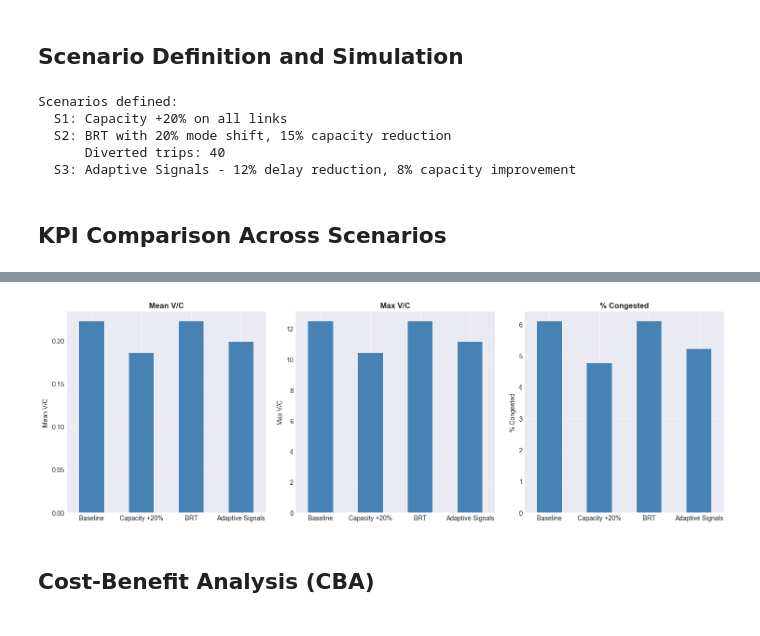
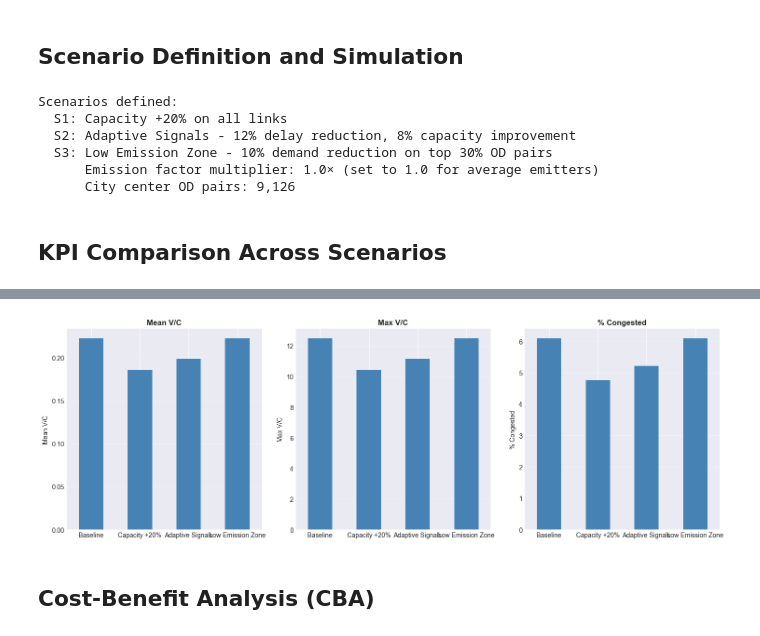
Before and after one commit to antoinekc8/DOTNET_project, a Jupyter notebook: notebook/antoine cba mca analysis.ipynb, the cells around one changed output, grey strips where cells are left out. Cells and saved outputs as stored; diff of their text form; code cells hidden in the pictures.

Commit message:
final scenario comparison (car-only)

```diff
--- a/notebook/antoine cba mca analysis.ipynb
+++ b/notebook/antoine cba mca analysis.ipynb
@@ -52,17 +53,18 @@ ANNUALIZATION_FACTOR = 250  # Working days per year (for peak hour to annual con
 # Investment costs (Milwaukee scenarios)
 CAPEX_CAPACITY = 5_000_000  # €5M for capacity expansion
 OPEX_CAPACITY = 150_000  # €150k/year maintenance
-CAPEX_BRT = 1_000_000  # €1M for BRT infrastructure
-OPEX_BRT = 300_000  # €300k/year operation
 CAPEX_SIGNALS = 800_000  # €800k for adaptive traffic signal system
 OPEX_SIGNALS = 50_000  # €50k/year maintenance and operation
+CAPEX_LEZ = 700_000  # €700k for LEZ enforcement (cameras, ANPR, monitoring)
+OPEX_LEZ = 250_000  # €250k/year for operation and enforcement
 
 # Scenario parameters
 CAPACITY_INCREASE = 0.20  # 20% capacity increase
-BUS_MODE_SHIFT = 0.20  # 20% of top OD shifts to bus
-BUS_LANE_CAPACITY_REDUCTION = 0.15  # 15% car capacity reduction for bus lane
 SIGNALS_DELAY_REDUCTION = 0.12  # 12% delay reduction from adaptive signals
 SIGNALS_CAPACITY_IMPROVEMENT = 0.08  # 8% effective capacity increase from better flow
+LEZ_DEMAND_REDUCTION = 0.10  # 10% demand reduction from LEZ restriction
+LEZ_TOP_OD_FRACTION = 0.30  # Apply to top 30% of OD pairs by volume (city center)
+LEZ_EMISSION_REDUCTION_FACTOR = 1.0  # Emission factor multiplier for removed trips (1.0 = same as average)
 
 # MCA weights
 MCA_WEIGHTS = {
@@ -72,8 +74,8 @@ MCA_WEIGHTS = {
     'co2_reduction': 0.10
 }
 
+print(f"CO2 price: €{CO2_PRICE}/tonne")
+print(f"Discount rate: {DISCOUNT_RATE:.1%}")
 print(f"Evaluation horizon: {EVALUATION_HORIZON} years")
-print(f"Discount rate: {DISCOUNT_RATE:.1%}")
 print(f"Value of time: €{VALUE_OF_TIME}/hour")
-print(f"CO2 price: €{CO2_PRICE}/tonne")
 # %% [output]
@@ -250,51 +263,48 @@ lp_s1['vc_ratio'] = lp_s1['volume'] / lp_s1['capacity'].replace(0, np.nan)
 
 demand_s1 = demand_df.copy()
 
-# Scenario 2: BRT with dedicated lane
+# Scenario 2: Adaptive Traffic Signal Management
 links_s2 = links_df.copy()
-for u, v in edges_on_path:
-    link_id = edge_lookup.get((u, v))
-    if link_id:
-        mask = links_s2['link_id'] == link_id
-        links_s2.loc[mask, 'capacity'] *= (1 - BUS_LANE_CAPACITY_REDUCTION)
+# No physical capacity change, but improved flow
+links_s2['capacity'] *= (1 + SIGNALS_CAPACITY_IMPROVEMENT)
 
-demand_s2 = demand_df.copy()
-top_idx = demand_df[demand_df['volume'] == top_od['volume']].index[0]
-demand_s2.loc[top_idx, 'volume'] *= (1 - BUS_MODE_SHIFT)
-bus_diverted_trips = top_od['volume'] * BUS_MODE_SHIFT
+demand_s2 = demand_df.copy()  # Demand unchanged
 
-lp_s2 = lp_base.copy()
-for u, v in edges_on_path:
-    link_id = edge_lookup.get((u, v))
-    if link_id:
-        mask = lp_s2['link_id'] == link_id
-        lp_s2.loc[mask, 'capacity'] *= (1 - BUS_LANE_CAPACITY_REDUCTION)
-        # Reduce volume due to mode shift
-        vol_reduction = bus_diverted_trips / max(len(edges_on_path), 1)
-        lp_s2.loc[mask, 'volume'] = np.maximum(lp_s2.loc[mask, 'volume'] - vol_reduction, 0)
+lp_s2 = apply_signal_optimization(lp_base, SIGNALS_DELAY_REDUCTION, SIGNALS_CAPACITY_IMPROVEMENT)
 
-lp_s2['vc_ratio'] = lp_s2['volume'] / lp_s2['capacity'].replace(0, np.nan)
+# Scenario 3: Low Emission Zone (LEZ)
+# Identify top OD pairs for city center zone (by volume)
+demand_sorted = demand_df.sort_values('volume', ascending=False)
+n_lez_ods = int(len(demand_df) * LEZ_TOP_OD_FRACTION)
+lez_od_indices = demand_sorted.head(n_lez_ods).index
 
-# Scenario 3: Adaptive Traffic Signal Management
-links_s3 = links_df.copy()
-# No physical capacity change, but improved flow
-links_s3['capacity'] *= (1 + SIGNALS_CAPACITY_IMPROVEMENT)
+demand_s3 = demand_df.copy()
+# Apply LEZ restriction: remove 10% of trips (emission factor multiplier configurable)
+demand_s3.loc[lez_od_indices, 'volume'] *= (1 - LEZ_DEMAND_REDUCTION)
 
-demand_s3 = demand_df.copy()  # Demand unchanged
+# Calculate volume reduction for links (approximate distribution)
+total_volume_reduction = (demand_df.loc[lez_od_indices, 'volume'].sum() * LEZ_DEMAND_REDUCTION)
+avg_reduction_per_link = total_volume_reduction / len(links_df)
 
-lp_s3 = apply_signal_optimization(lp_base, SIGNALS_DELAY_REDUCTION, SIGNALS_CAPACITY_IMPROVEMENT)
+lp_s3 = lp_base.copy()
+lp_s3['volume'] = np.maximum(lp_s3['volume'] - avg_reduction_per_link, 0)
+lp_s3['vc_ratio'] = lp_s3['volume'] / lp_s3['capacity'].replace(0, np.nan)
+
+links_s3 = links_df.copy()  # No capacity change
 
 print("Scenarios defined:")
 print(f"  S1: Capacity +{CAPACITY_INCREASE:.0%} on all links")
-print(f"  S2: BRT with {BUS_MODE_SHIFT:.0%} mode shift, {BUS_LANE_CAPACITY_REDUCTION:.0%} capacity reduction")
-print(f"      Diverted trips: {bus_diverted_trips:,.0f}")
-print(f"  S3: Adaptive Signals - {SIGNALS_DELAY_REDUCTION:.0%} delay reduction, {SIGNALS_CAPACITY_IMPROVEMENT:.0%} capacity improvement")
+print(f"  S2: Adaptive Signals - {SIGNALS_DELAY_REDUCTION:.0%} delay reduction, {SIGNALS_CAPACITY_IMPROVEMENT:.0%} capacity improvement")
+print(f"  S3: Low Emission Zone - {LEZ_DEMAND_REDUCTION:.0%} demand reduction on top {LEZ_TOP_OD_FRACTION:.0%} OD pairs")
+print(f"      Emission factor multiplier: {LEZ_EMISSION_REDUCTION_FACTOR:.1f}× (set to 1.0 for average emitters)")
+print(f"      City center OD pairs: {n_lez_ods:,}")
 # %% [output]
 Scenarios defined:
   S1: Capacity +20% on all links
-  S2: BRT with 20% mode shift, 15% capacity reduction
-      Diverted trips: 40
-  S3: Adaptive Signals - 12% delay reduction, 8% capacity improvement
+  S2: Adaptive Signals - 12% delay reduction, 8% capacity improvement
+  S3: Low Emission Zone - 10% demand reduction on top 30% OD pairs
+      Emission factor multiplier: 1.0× (set to 1.0 for average emitters)
+      City center OD pairs: 9,126
 # %% [markdown]
 ## KPI Comparison Across Scenarios
 # %%
@@ -311,8 +321,8 @@ def calc_scenario_metrics(name: str, lp: pd.DataFrame, demand: pd.DataFrame, lin
 scenarios_kpi = [
     calc_scenario_metrics('Baseline', lp_base, demand_df, links_df),
     calc_scenario_metrics('Capacity +20%', lp_s1, demand_s1, links_s1),
-    calc_scenario_metrics('BRT', lp_s2, demand_s2, links_s2),
-    calc_scenario_metrics('Adaptive Signals', lp_s3, demand_s3, links_s3),
+    calc_scenario_metrics('Adaptive Signals', lp_s2, demand_s2, links_s2),
+    calc_scenario_metrics('Low Emission Zone', lp_s3, demand_s3, links_s3),
 ]
 
 kpi_df = pd.DataFrame(scenarios_kpi)
@@ -348,3 +358,3 @@ Adaptive Signals      163700.0    1.813926e+09  0.198542 11.143381     5.213517
-[figure, old version]
+[figure, new version]
 # %% [markdown]
 ## Cost-Benefit Analysis (CBA)
```
Also changed, not shown: parts of 13 cells of this notebook, 4 other files.
